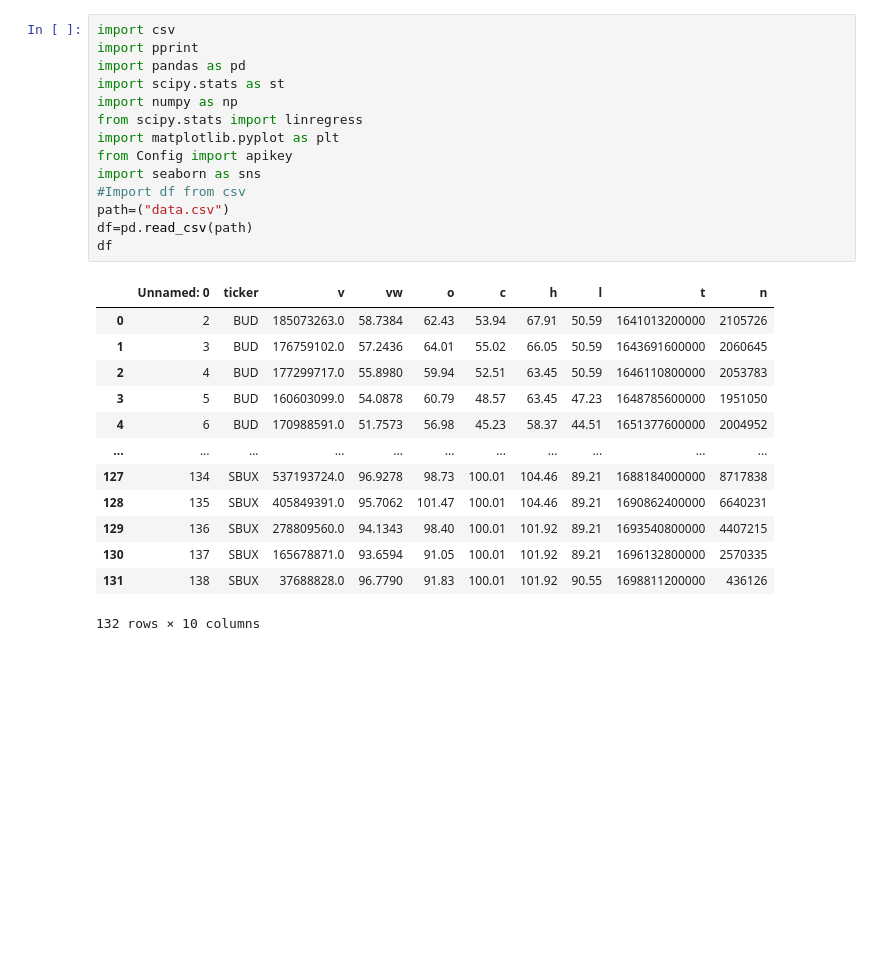
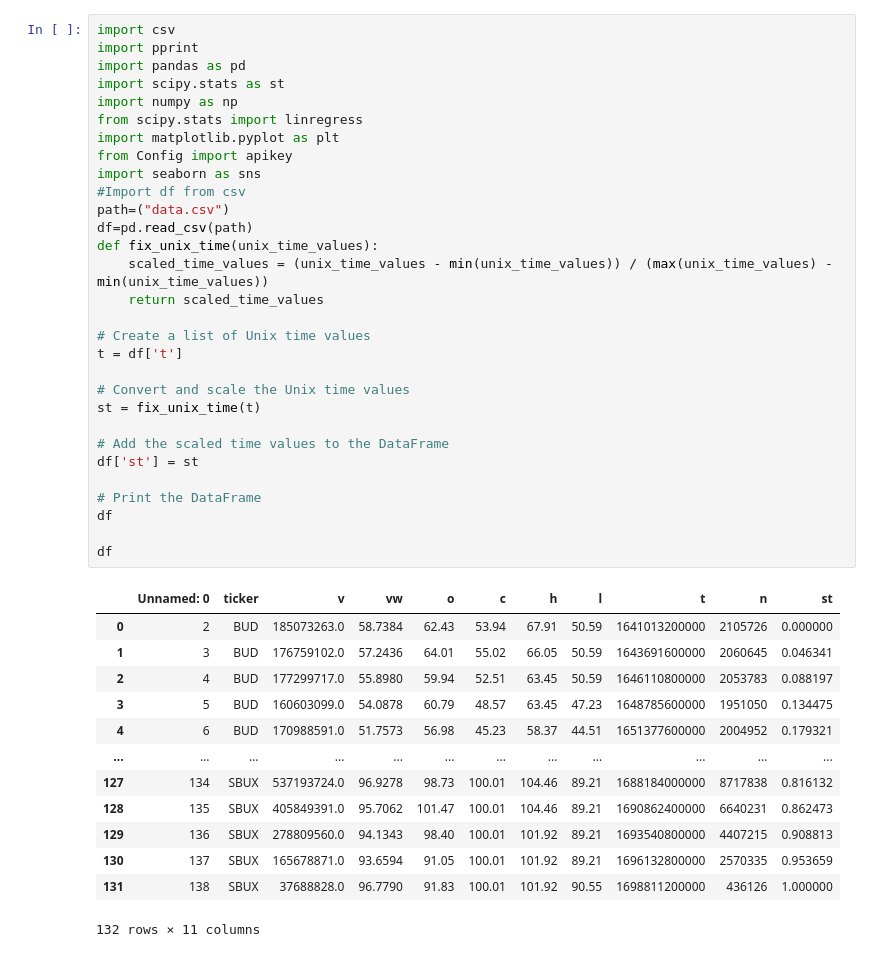
Before and after one commit to DKAce330/Project-1, a Jupyter notebook: Charts.ipynb, the cells around one changed output. Saved outputs shown, nothing was run; the diff lists cells and outputs as text; blank space fills up the shorter version.

```diff
--- a/Charts.ipynb
+++ b/Charts.ipynb
@@ -1,28 +1,44 @@
 # %%
 import csv
 import pprint
 import pandas as pd
 import scipy.stats as st
 import numpy as np
 from scipy.stats import linregress
 import matplotlib.pyplot as plt
 from Config import apikey
 import seaborn as sns
 #Import df from csv
 path=("data.csv")
 df=pd.read_csv(path)
+def fix_unix_time(unix_time_values):
+    scaled_time_values = (unix_time_values - min(unix_time_values)) / (max(unix_time_values) - min(unix_time_values))
+    return scaled_time_values
+
+# Create a list of Unix time values
+t = df['t']
+
+# Convert and scale the Unix time values
+st = fix_unix_time(t)
+
+# Add the scaled time values to the DataFrame
+df['st'] = st
+
+# Print the DataFrame
 df
+
+df
 # %% [output]
-|  | Unnamed: 0 | ticker | v | vw | o | c | h | l | t | n |
-| 0 | 2 | BUD | 185073263.0 | 58.7384 | 62.43 | 53.94 | 67.91 | 50.59 | 1641013200000 | 2105726 |
-| 1 | 3 | BUD | 176759102.0 | 57.2436 | 64.01 | 55.02 | 66.05 | 50.59 | 1643691600000 | 2060645 |
-| 2 | 4 | BUD | 177299717.0 | 55.8980 | 59.94 | 52.51 | 63.45 | 50.59 | 1646110800000 | 2053783 |
-| 3 | 5 | BUD | 160603099.0 | 54.0878 | 60.79 | 48.57 | 63.45 | 47.23 | 1648785600000 | 1951050 |
-| 4 | 6 | BUD | 170988591.0 | 51.7573 | 56.98 | 45.23 | 58.37 | 44.51 | 1651377600000 | 2004952 |
-| ... | ... | ... | ... | ... | ... | ... | ... | ... | ... | ... |
-| 127 | 134 | SBUX | 537193724.0 | 96.9278 | 98.73 | 100.01 | 104.46 | 89.21 | 1688184000000 | 8717838 |
-| 128 | 135 | SBUX | 405849391.0 | 95.7062 | 101.47 | 100.01 | 104.46 | 89.21 | 1690862400000 | 6640231 |
-| 129 | 136 | SBUX | 278809560.0 | 94.1343 | 98.40 | 100.01 | 101.92 | 89.21 | 1693540800000 | 4407215 |
-| 130 | 137 | SBUX | 165678871.0 | 93.6594 | 91.05 | 100.01 | 101.92 | 89.21 | 1696132800000 | 2570335 |
-| 131 | 138 | SBUX | 37688828.0 | 96.7790 | 91.83 | 100.01 | 101.92 | 90.55 | 1698811200000 | 436126 |
+|  | Unnamed: 0 | ticker | v | vw | o | c | h | l | t | n | st |
+| 0 | 2 | BUD | 185073263.0 | 58.7384 | 62.43 | 53.94 | 67.91 | 50.59 | 1641013200000 | 2105726 | 0.000000 |
+| 1 | 3 | BUD | 176759102.0 | 57.2436 | 64.01 | 55.02 | 66.05 | 50.59 | 1643691600000 | 2060645 | 0.046341 |
+| 2 | 4 | BUD | 177299717.0 | 55.8980 | 59.94 | 52.51 | 63.45 | 50.59 | 1646110800000 | 2053783 | 0.088197 |
+| 3 | 5 | BUD | 160603099.0 | 54.0878 | 60.79 | 48.57 | 63.45 | 47.23 | 1648785600000 | 1951050 | 0.134475 |
+| 4 | 6 | BUD | 170988591.0 | 51.7573 | 56.98 | 45.23 | 58.37 | 44.51 | 1651377600000 | 2004952 | 0.179321 |
+| ... | ... | ... | ... | ... | ... | ... | ... | ... | ... | ... | ... |
+| 127 | 134 | SBUX | 537193724.0 | 96.9278 | 98.73 | 100.01 | 104.46 | 89.21 | 1688184000000 | 8717838 | 0.816132 |
+| 128 | 135 | SBUX | 405849391.0 | 95.7062 | 101.47 | 100.01 | 104.46 | 89.21 | 1690862400000 | 6640231 | 0.862473 |
+| 129 | 136 | SBUX | 278809560.0 | 94.1343 | 98.40 | 100.01 | 101.92 | 89.21 | 1693540800000 | 4407215 | 0.908813 |
+| 130 | 137 | SBUX | 165678871.0 | 93.6594 | 91.05 | 100.01 | 101.92 | 89.21 | 1696132800000 | 2570335 | 0.953659 |
+| 131 | 138 | SBUX | 37688828.0 | 96.7790 | 91.83 | 100.01 | 101.92 | 90.55 | 1698811200000 | 436126 | 1.000000 |
-132 rows × 10 columns
+132 rows × 11 columns
```
Also changed, not shown: parts of 5 cells of this notebook, 4 other files.
